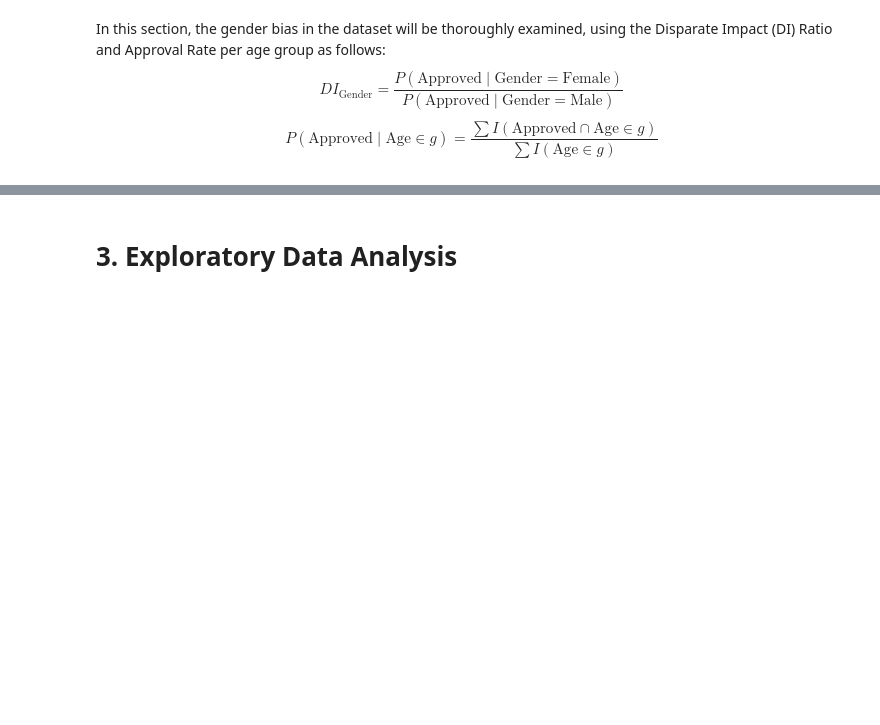
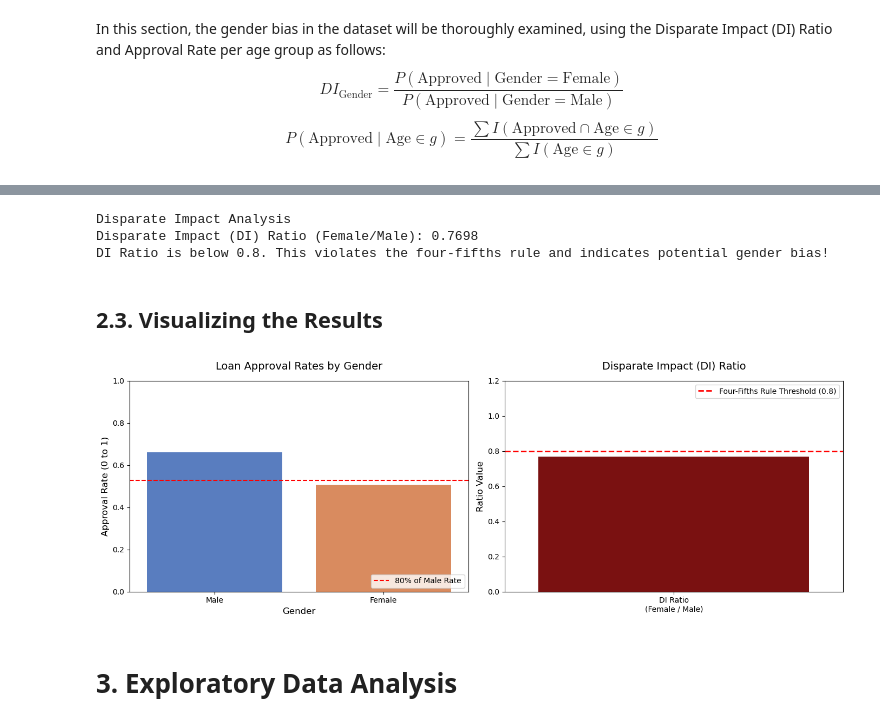
Before and after one commit to maxhaus31/dego-project-team7, a Jupyter notebook: 02_BiasAnalysis.ipynb, the cells around one changed output, grey strips where cells are left out. Cells and saved outputs as stored; diff of their text form; code cells hidden in the pictures; blank space fills up the shorter version.

Commit message:
Performing and visualzing gender bias

```diff
--- a/02_BiasAnalysis.ipynb
+++ b/02_BiasAnalysis.ipynb
@@ -94,0 +99,64 @@ applicant_info_gender  approval_rate
+# %%
+rate_male = gender_approval[gender_approval['applicant_info_gender'] == 'Male']['approval_rate'].values[0]
+rate_female = gender_approval[gender_approval['applicant_info_gender'] == 'Female']['approval_rate'].values[0]
+
+di_ratio_gender = rate_female / rate_male
+
+print(f"Disparate Impact Analysis:")
+print(f"Disparate Impact (DI) Ratio (Female/Male): {di_ratio_gender:.4f}")
+
+if di_ratio_gender < 0.8:
+    print("DI Ratio is below 0.8. This violates the four-fifths rule and indicates potential gender bias!")
+else:
+    print("DI Ratio is 0.8 or above. No strict disparate impact flagged by the four-fifths rule.")
+# %% [output]
+Disparate Impact Analysis
+Disparate Impact (DI) Ratio (Female/Male): 0.7698
+DI Ratio is below 0.8. This violates the four-fifths rule and indicates potential gender bias!
+# %% [markdown]
+## 2.3. Visualizing the Results
+# %%
+fig, axes = plt.subplots(1, 2, figsize=(14, 5))
+
+# --- Plot 1: Loan Approval Rates by Gender ---
+sns.barplot(
+    x='applicant_info_gender',
+    y='approval_rate',
+    data=gender_approval,
+    palette='muted',
+    order=['Male', 'Female'],
+    ax=axes[0]
+)
+axes[0].set_title('Loan Approval Rates by Gender', fontsize=14, pad=15)
+axes[0].set_ylabel('Approval Rate (0 to 1)', fontsize=12)
+axes[0].set_xlabel('Gender', fontsize=12)
+axes[0].set_ylim(0, 1)
+axes[0].axhline(y=rate_male * 0.8, color='red', linestyle='--', label='80% of Male Rate')
+axes[0].legend(loc='lower right')
+
+# --- Plot 2: Disparate Impact Ratio ---
+# Create a small temporary dataframe just for this plot
+di_df = pd.DataFrame({'Metric': ['DI Ratio\n(Female / Male)'], 'Value': [di_ratio_gender]})
+
+# Dynamic color: Red if it fails the four-fifths rule, green if it passes
+bar_color = 'darkred' if di_ratio_gender < 0.8 else 'darkgreen'
+
+sns.barplot(
+    x='Metric',
+    y='Value',
+    data=di_df,
+    color=bar_color,
+    ax=axes[1]
+)
+axes[1].set_title('Disparate Impact (DI) Ratio', fontsize=14, pad=15)
+axes[1].set_ylabel('Ratio Value', fontsize=12)
+axes[1].set_xlabel('')
+# Dynamically scale the y-axis so the bar always fits nicely
+axes[1].set_ylim(0, max(1.2, di_ratio_gender + 0.2))
+axes[1].axhline(y=0.8, color='red', linestyle='--', linewidth=2, label='Four-Fifths Rule Threshold (0.8)')
+axes[1].legend(loc='upper right')
+
+plt.tight_layout()
+plt.show()
+# %% [output]
+[figure, added]
```
Also changed, not shown: parts of 16 cells of this notebook.
